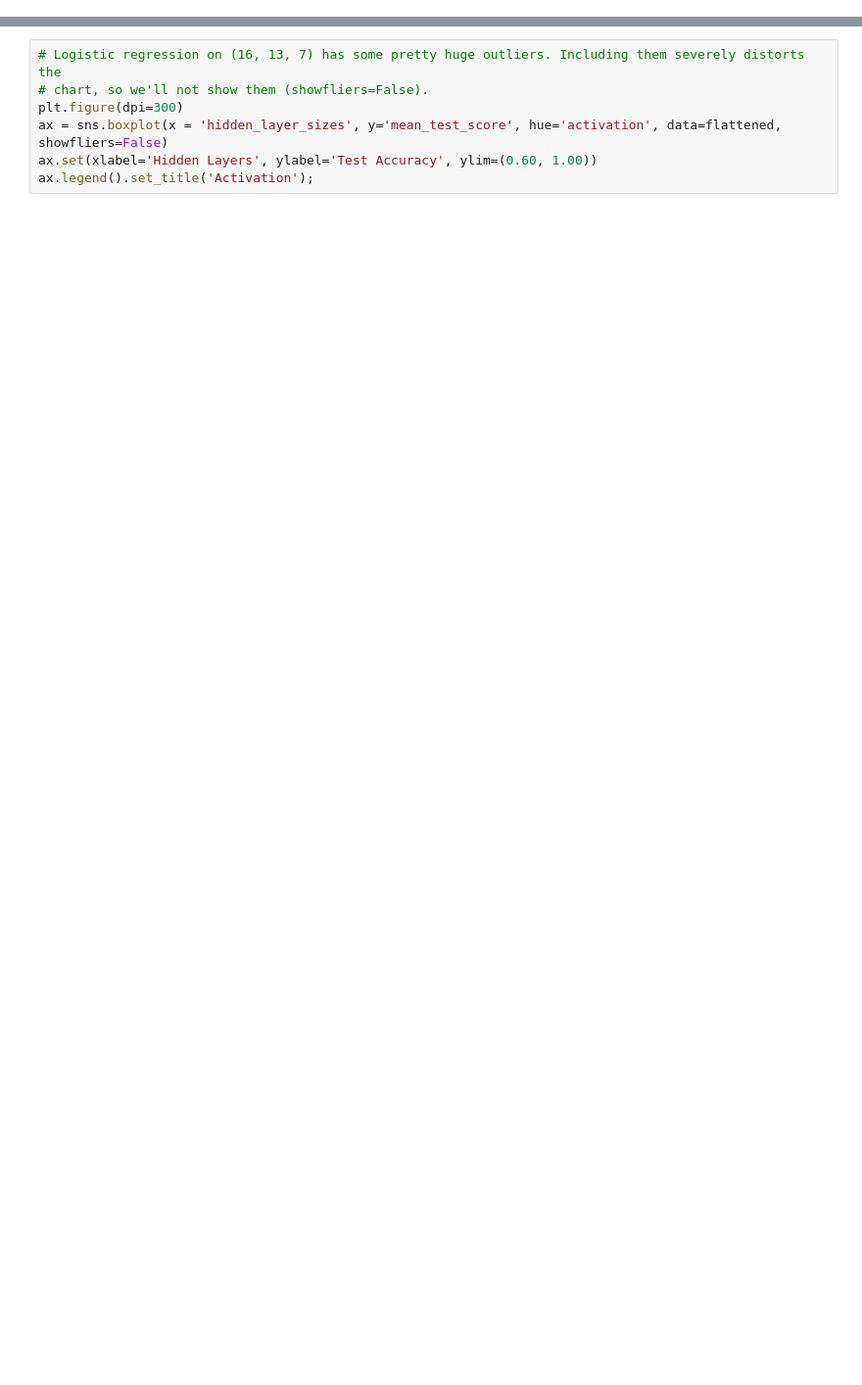
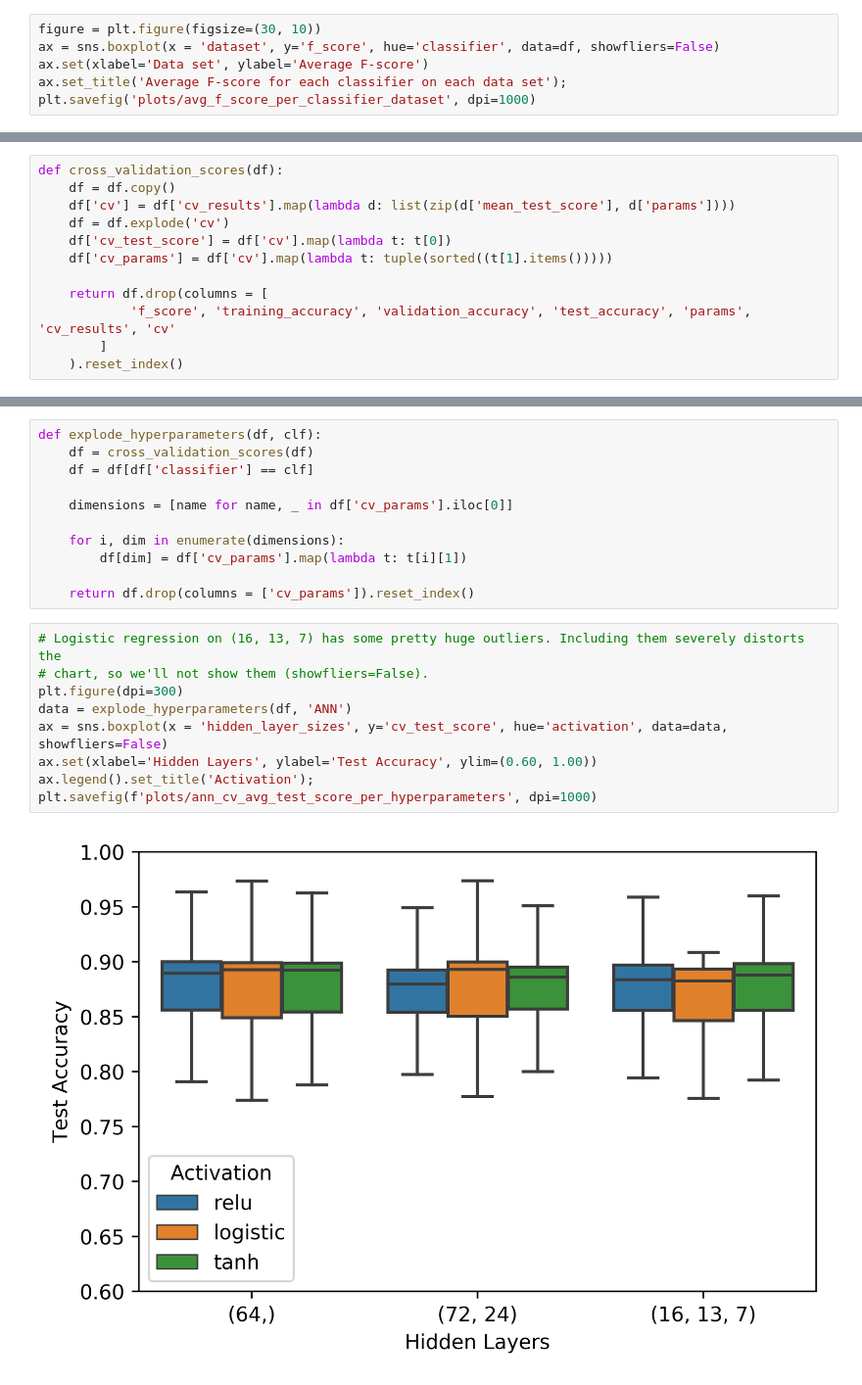
Before and after one commit to akselbor/tdt4173-project, a Jupyter notebook: Analysis.ipynb, the cells around one changed output, grey strips where cells are left out. Shown at 98% size. Drawn from its saved outputs; the diff is of its cells as text; blank space fills up the shorter version.

```diff
--- a/Analysis.ipynb
+++ b/Analysis.ipynb
@@ -228,0 +214,6 @@ flattened = pd.DataFrame(x for cvr in relevant['cv_results'] for x in extract(cv
+# %%
+figure = plt.figure(figsize=(30, 10))
+ax = sns.boxplot(x = 'dataset', y='f_score', hue='classifier', data=df, showfliers=False)
+ax.set(xlabel='Data set', ylabel='Average F-score')
+ax.set_title('Average F-score for each classifier on each data set');
+plt.savefig('plots/avg_f_score_per_classifier_dataset', dpi=1000)
@@ -228,0 +245,12 @@ flattened = pd.DataFrame(x for cvr in relevant['cv_results'] for x in extract(cv
+# %%
+def cross_validation_scores(df):
+    df = df.copy()
+    df['cv'] = df['cv_results'].map(lambda d: list(zip(d['mean_test_score'], d['params'])))
+    df = df.explode('cv')
+    df['cv_test_score'] = df['cv'].map(lambda t: t[0])
+    df['cv_params'] = df['cv'].map(lambda t: tuple(sorted((t[1].items()))))
+
+    return df.drop(columns = [
+            'f_score', 'training_accuracy', 'validation_accuracy', 'test_accuracy', 'params', 'cv_results', 'cv'
+        ]
+    ).reset_index()
@@ -229,7 +296,22 @@ flattened = pd.DataFrame(x for cvr in relevant['cv_results'] for x in extract(cv
+# %%
+def explode_hyperparameters(df, clf):
+    df = cross_validation_scores(df)
+    df = df[df['classifier'] == clf]
+
+    dimensions = [name for name, _ in df['cv_params'].iloc[0]]
+
+    for i, dim in enumerate(dimensions):
+        df[dim] = df['cv_params'].map(lambda t: t[i][1])
+
+    return df.drop(columns = ['cv_params']).reset_index()
 # %%
 # Logistic regression on (16, 13, 7) has some pretty huge outliers. Including them severely distorts the
 # chart, so we'll not show them (showfliers=False).
 plt.figure(dpi=300)
-ax = sns.boxplot(x = 'hidden_layer_sizes', y='mean_test_score', hue='activation', data=flattened, showfliers=False)
+data = explode_hyperparameters(df, 'ANN')
+ax = sns.boxplot(x = 'hidden_layer_sizes', y='cv_test_score', hue='activation', data=data, showfliers=False)
 ax.set(xlabel='Hidden Layers', ylabel='Test Accuracy', ylim=(0.60, 1.00))
 ax.legend().set_title('Activation');
+plt.savefig(f'plots/ann_cv_avg_test_score_per_hyperparameters', dpi=1000)
+# %% [output]
+[figure, added]
```
Also changed, not shown: parts of 22 cells of this notebook, 12 other files.
